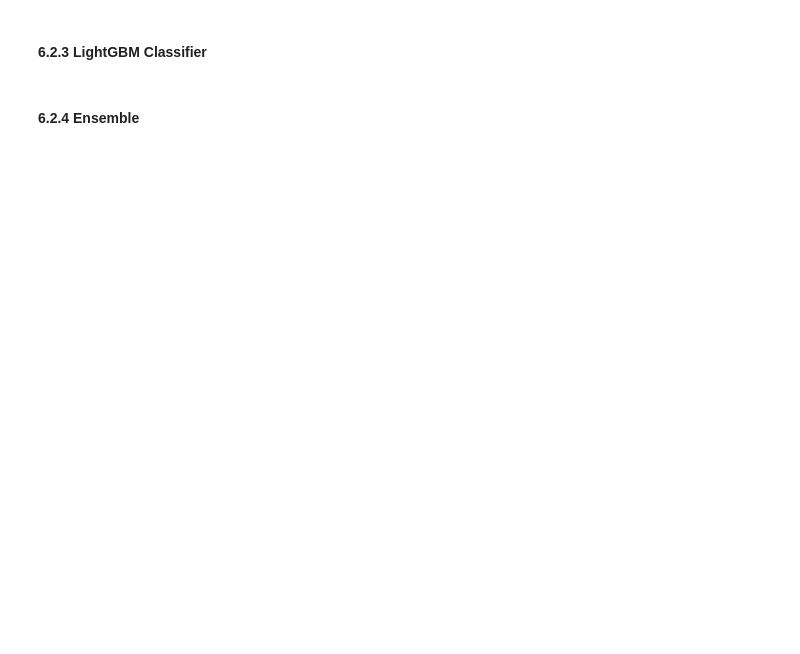
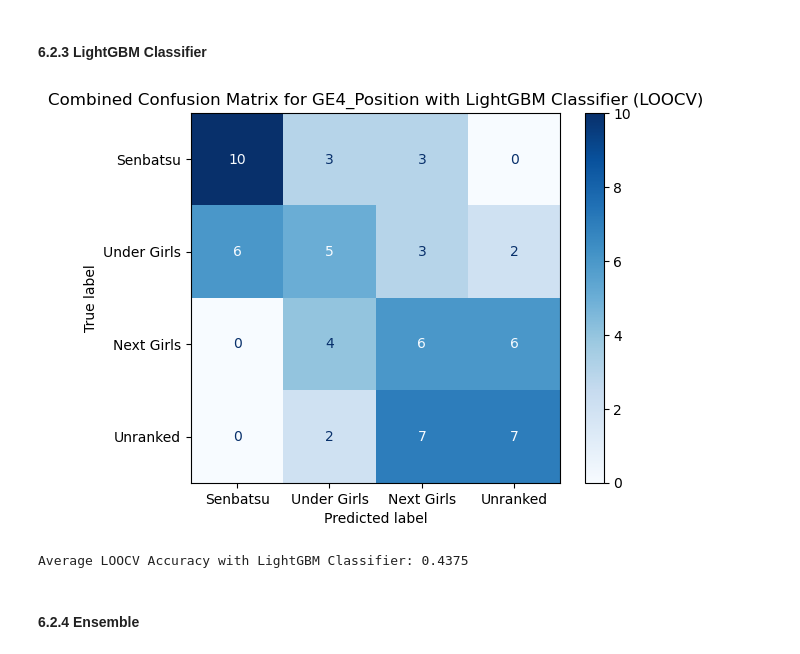
Before and after one commit to vk-poonyakanok/BNK48_CGM48_GE4_Analysis, a Jupyter notebook: BNK48_CGM48_GE4_predictive_analysis.ipynb, the cells around one changed output. Cells and saved outputs as stored; diff of their text form; code cells hidden in the pictures; blank space fills up the shorter version.

```diff
--- a/BNK48_CGM48_GE4_predictive_analysis.ipynb
+++ b/BNK48_CGM48_GE4_predictive_analysis.ipynb
@@ -646,6 +725,79 @@ plt.show()
 <a id='6-2-3'></a>
 
 #### 6.2.3 LightGBM Classifier
+# %%
+import warnings
+# Filter warnings from LightGBM
+warnings.filterwarnings("ignore", category=UserWarning, module='lightgbm')
+
+# Best hyperparameters from Optuna 0.4375
+lgb_params = {
+    'num_leaves': 248,
+    'max_bin': 266,
+    'learning_rate': 0.15297900573465156,
+    'n_estimators': 709,
+    'min_child_samples': 15,
+    'reg_alpha': 0.002360620140726983,
+    'reg_lambda': 1.9803948970125714e-07,
+    'feature_fraction': 0.40139259945588734,
+    'bagging_fraction': 0.5397045180218129,
+    'bagging_freq': 2,
+    'min_child_weight': 3,
+    'random_state': 42,
+    'verbose': -1
+}
+
+# Initialize the LightGBM Classifier with the best parameters
+lgb_classifier = lgb.LGBMClassifier(**lgb_params)
+
+# Initialize Leave-One-Out Cross-Validation
+loocv = LeaveOneOut()
+
+# Lists to store metrics
+accuracies = []
+conf_matrices = []
+
+# Perform Leave-One-Out Cross-Validation
+for train_index, test_index in loocv.split(X_noGE4):
+    X_train, X_test = X_noGE4.iloc[train_index], X_noGE4.iloc[test_index]
+    y_train, y_test = y_position_encoded[train_index], y_position_encoded[test_index]
+
+    # Fit the model
+    lgb_classifier.fit(X_train, y_train)
+
+    # Predict and evaluate
+    y_pred = lgb_classifier.predict(X_test)
+    accuracies.append(accuracy_score(y_test, y_pred))
+
+    # Generate and store confusion matrix for the current split
+    cm = confusion_matrix(y_test, y_pred, labels=order_indices)
+    conf_matrices.append(cm)
+
+# Calculate average accuracy
+average_accuracy = np.mean(accuracies)
+
+# Combine individual confusion matrices into one
+combined_conf_matrix = np.sum(conf_matrices, axis=0)
+
+# Display the combined confusion matrix with your desired order of labels
+disp = ConfusionMatrixDisplay(
+    confusion_matrix=combined_conf_matrix,
+    display_labels=order_labels
+)
+
+# Plot the confusion matrix
+fig, ax = plt.subplots()
+disp.plot(cmap=plt.cm.Blues, ax=ax)
+ax.set_title('Combined Confusion Matrix for GE4_Position with LightGBM Classifier (LOOCV)')
+ax.set_xlabel('Predicted label')
+ax.set_ylabel('True label')
+plt.show()
+
+# Print the average accuracy
+print(f"Average LOOCV Accuracy with LightGBM Classifier: {average_accuracy}")
+# %% [output]
+[figure, added]
+Average LOOCV Accuracy with LightGBM Classifier: 0.4375
 # %% [markdown]
 <a id='6-2-4'></a>
 
```
Also changed, not shown: parts of 13 cells of this notebook.
